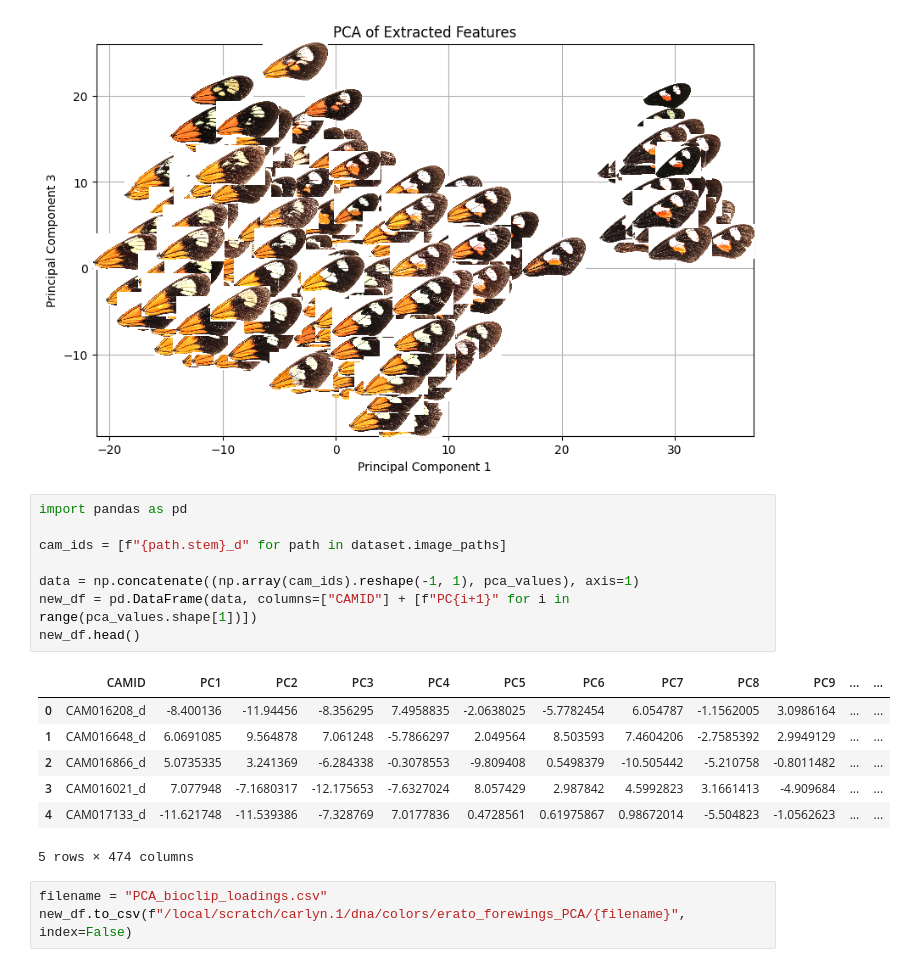
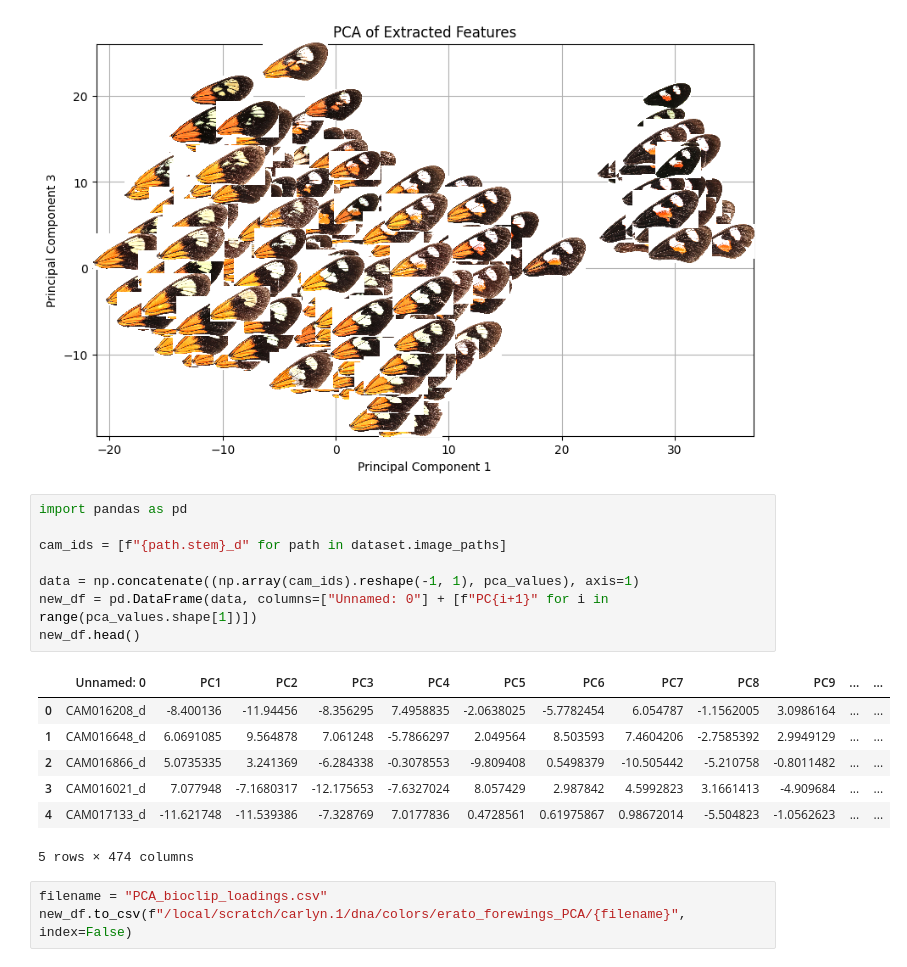
Before and after one commit to Imageomics/dna-trait-analysis, a Jupyter notebook: notebooks/extract-features.ipynb, the cells around one changed output. Saved outputs shown, nothing was run; the diff lists cells and outputs as text.

```diff
--- a/notebooks/extract-features.ipynb
+++ b/notebooks/extract-features.ipynb
@@ -175,13 +175,13 @@ plt.show()
 # %%
 import pandas as pd
 
 cam_ids = [f"{path.stem}_d" for path in dataset.image_paths]
 
 data = np.concatenate((np.array(cam_ids).reshape(-1, 1), pca_values), axis=1)
-new_df = pd.DataFrame(data, columns=["CAMID"] + [f"PC{i+1}" for i in range(pca_values.shape[1])])
+new_df = pd.DataFrame(data, columns=["Unnamed: 0"] + [f"PC{i+1}" for i in range(pca_values.shape[1])])
 new_df.head()
 # %% [output]
-|  | CAMID | PC1 | PC2 | PC3 | PC4 | PC5 | PC6 | PC7 | PC8 | PC9 | ... | ... |
+|  | Unnamed: 0 | PC1 | PC2 | PC3 | PC4 | PC5 | PC6 | PC7 | PC8 | PC9 | ... | ... |
 | 0 | CAM016208_d | -8.400136 | -11.94456 | -8.356295 | 7.4958835 | -2.0638025 | -5.7782454 | 6.054787 | -1.1562005 | 3.0986164 | ... | ... |
 | 1 | CAM016648_d | 6.0691085 | 9.564878 | 7.061248 | -5.7866297 | 2.049564 | 8.503593 | 7.4604206 | -2.7585392 | 2.9949129 | ... | ... |
 | 2 | CAM016866_d | 5.0735335 | 3.241369 | -6.284338 | -0.3078553 | -9.809408 | 0.5498379 | -10.505442 | -5.210758 | -0.8011482 | ... | ... |
```
Also changed, not shown: 3 other files.
